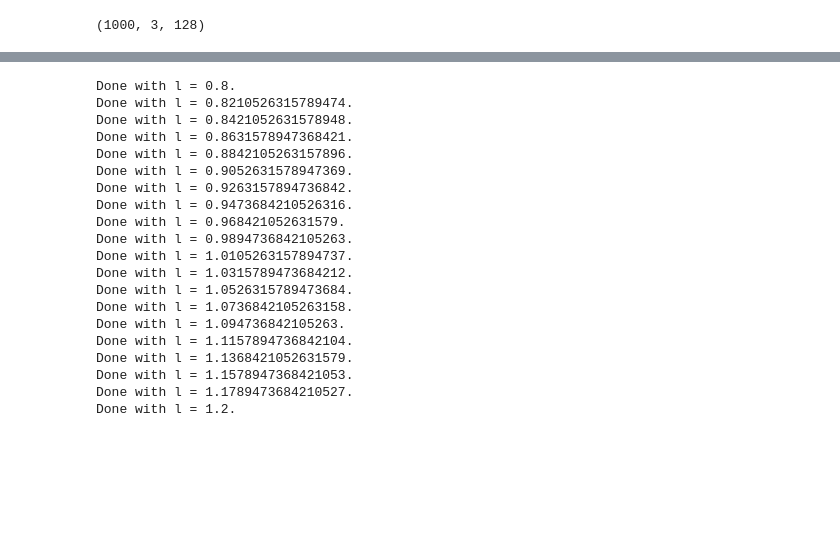
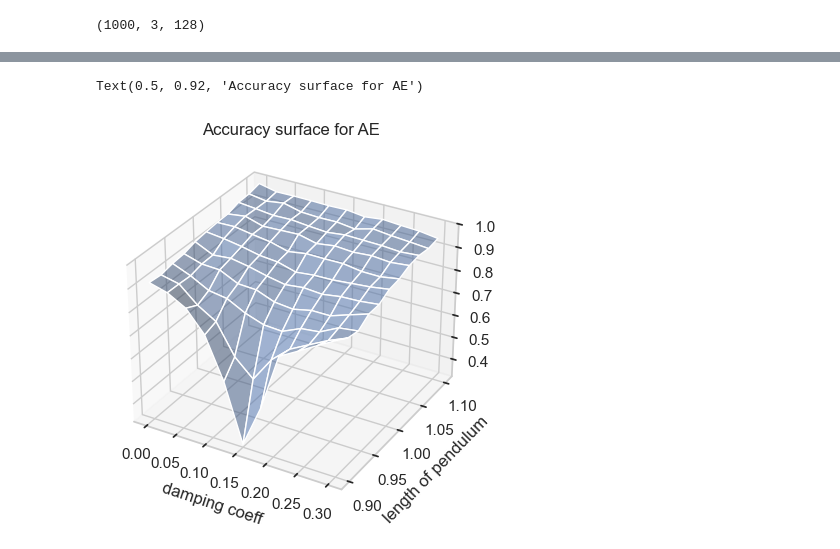
Before and after one commit to ljnel/cd_project, a Jupyter notebook: encoders/1d_conv.ipynb, the cells around one changed output, grey strips where cells are left out. Saved outputs shown, nothing was run; the diff lists cells and outputs as text; code cells hidden in the pictures; blank space fills up the shorter version.

```diff
--- a/encoders/1d_conv.ipynb
+++ b/encoders/1d_conv.ipynb
@@ -406,40 +395,13 @@ sns.lineplot(df, x='l', y='acc')
-# %%
-time = 3.
-n_sim = 5
-
-ls = np.linspace(.8, 1.2, 20)
-acc = np.zeros((len(ls), n_sim))
-
-for l_idx, l in enumerate(ls):
-    for i in range(n_sim):
-
-        _, trajs_ood = gen_trajs(1000, time, 128, param_dists, length=l)
-        trajs_ood = to_sincos(trajs_ood)
-
-        with torch.no_grad():
-            rec_ood, lat_ood = model(torch.Tensor(trajs_ood[:, :1]))
-        lat_ood = lat_ood.numpy()
-
-        acc[l_idx, i] = (p(lat_ood) > p.mean).mean()
-    print(f'Done with l = {l}.')
-# %% [output]
-Done with l = 0.8.
-Done with l = 0.8210526315789474.
-Done with l = 0.8421052631578948.
-Done with l = 0.8631578947368421.
-Done with l = 0.8842105263157896.
-Done with l = 0.9052631578947369.
-Done with l = 0.9263157894736842.
-Done with l = 0.9473684210526316.
-Done with l = 0.968421052631579.
-Done with l = 0.9894736842105263.
-Done with l = 1.0105263157894737.
-Done with l = 1.0315789473684212.
-Done with l = 1.0526315789473684.
-Done with l = 1.0736842105263158.
-Done with l = 1.094736842105263.
-Done with l = 1.1157894736842104.
-Done with l = 1.1368421052631579.
-Done with l = 1.1578947368421053.
-Done with l = 1.1789473684210527.
-Done with l = 1.2.
+# %%
+X, Y = np.meshgrid(bs, ls)
+Z = df.iloc[:, -1].to_numpy().reshape(11, 11)
+
+fig = plt.figure()
+ax = fig.add_subplot(111, projection='3d')
+ax.plot_surface(X, Y, Z, alpha=.5)
+ax.set_xlabel('damping coeff')
+ax.set_ylabel('length of pendulum')
+ax.set_title('Accuracy surface for AE')
+# %% [output]
+Text(0.5, 0.92, 'Accuracy surface for AE')
+[figure, added]
```
Also changed, not shown: parts of 20 cells of this notebook, 28 other files.
